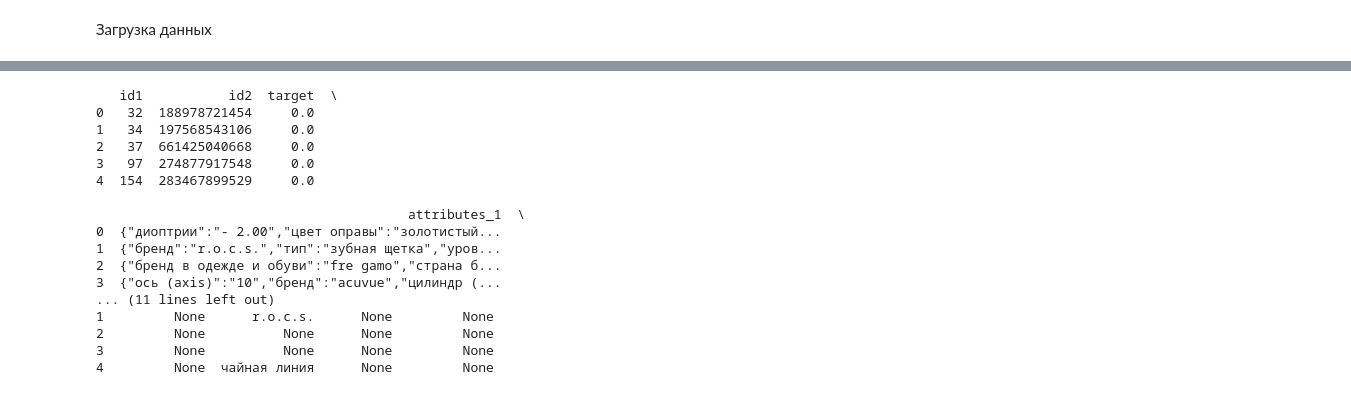
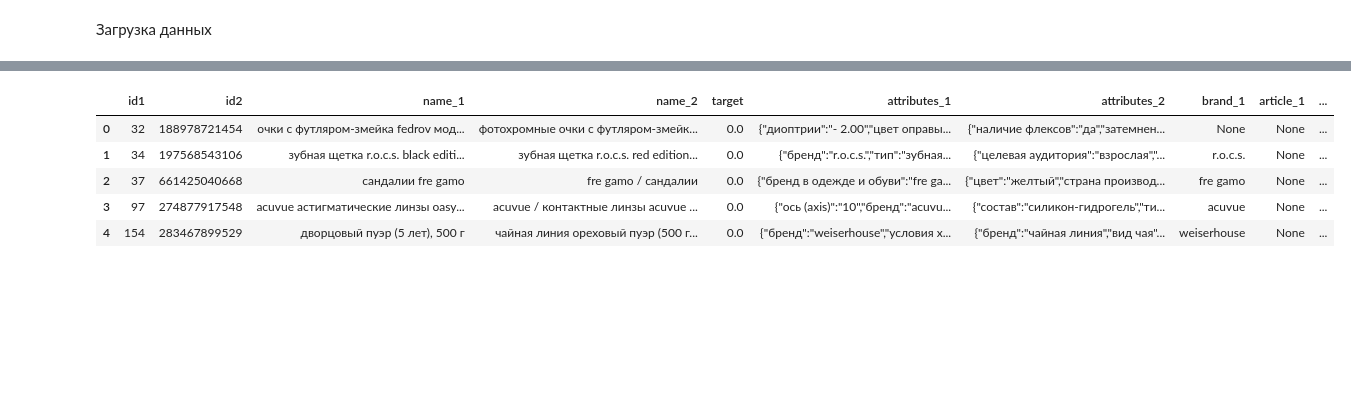
Before and after one commit to olesyaAbr5/product-matching, a Jupyter notebook: Attributes.ipynb, the cells around one changed output, grey strips where cells are left out. Saved outputs shown, nothing was run; the diff lists cells and outputs as text; code cells hidden in the pictures; blank space fills up the shorter version.

```diff
--- a/Attributes.ipynb
+++ b/Attributes.ipynb
@@ -62,24 +63,13 @@ pairs['brand_2'] = df['brand']
 pairs['article_2'] = df['article']
 pairs['partnumber_2'] = df['partnumber']
 # %%
-print(pairs.head())
+pairs.head()
 # %% [output]
-   id1           id2  target  \
-0   32  188978721454     0.0
-1   34  197568543106     0.0
-2   37  661425040668     0.0
-3   97  274877917548     0.0
-4  154  283467899529     0.0
-
-                                        attributes_1  \
-0  {"диоптрии":"- 2.00","цвет оправы":"золотистый...
-1  {"бренд":"r.o.c.s.","тип":"зубная щетка","уров...
-2  {"бренд в одежде и обуви":"fre gamo","страна б...
-3  {"ось (axis)":"10","бренд":"acuvue","цилиндр (...
-... (11 lines left out)
-1         None      r.o.c.s.      None         None
-2         None          None      None         None
-3         None          None      None         None
-4         None  чайная линия      None         None
+|  | id1 | id2 | name_1 | name_2 | target | attributes_1 | attributes_2 | brand_1 | article_1 | ... |
+| 0 | 32 | 188978721454 | очки с футляром-змейка fedrov мод... | фотохромные очки с футляром-змейк... | 0.0 | {"диоптрии":"- 2.00","цвет оправы... | {"наличие флексов":"да","затемнен... | None | None | ... |
+| 1 | 34 | 197568543106 | зубная щетка r.o.c.s. black editi... | зубная щетка r.o.c.s. red edition... | 0.0 | {"бренд":"r.o.c.s.","тип":"зубная... | {"целевая аудитория":"взрослая","... | r.o.c.s. | None | ... |
+| 2 | 37 | 661425040668 | сандалии fre gamo | fre gamo / сандалии | 0.0 | {"бренд в одежде и обуви":"fre ga... | {"цвет":"желтый","страна производ... | fre gamo | None | ... |
+| 3 | 97 | 274877917548 | acuvue астигматические линзы oasy... | acuvue / контактные линзы acuvue ... | 0.0 | {"ось (axis)":"10","бренд":"acuvu... | {"состав":"силикон-гидрогель","ти... | acuvue | None | ... |
+| 4 | 154 | 283467899529 | дворцовый пуэр (5 лет), 500 г | чайная линия ореховый пуэр (500 г... | 0.0 | {"бренд":"weiserhouse","условия х... | {"бренд":"чайная линия","вид чая"... | weiserhouse | None | ... |
 # %%
 pairs = pairs[['id1', 'id2', 'target',
```
Also changed, not shown: parts of 20 cells of this notebook.
